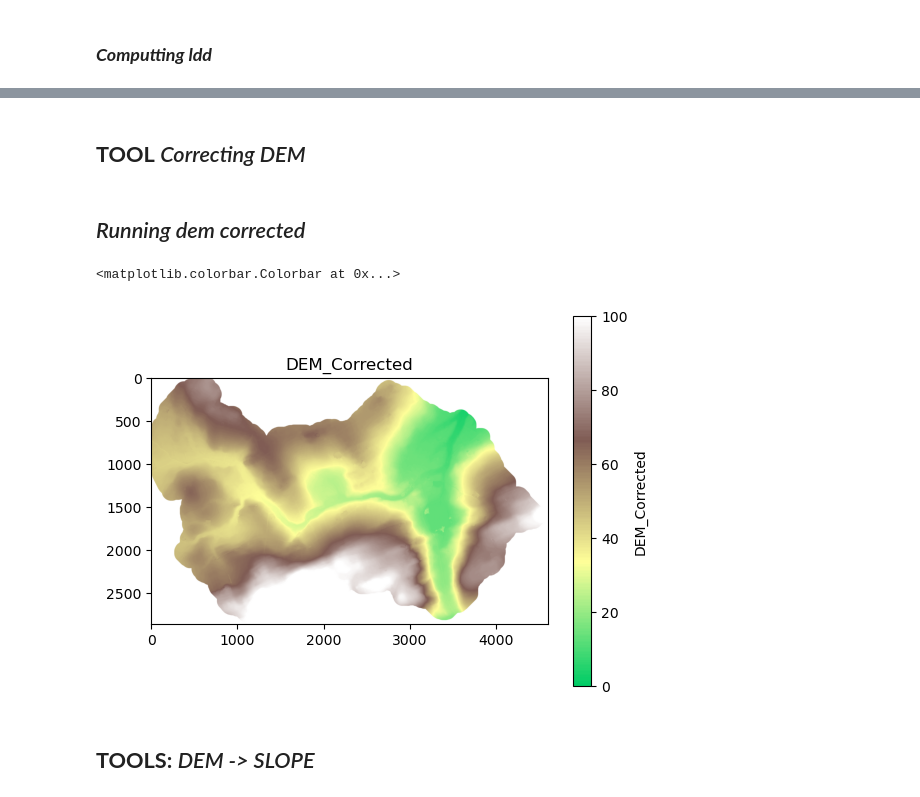
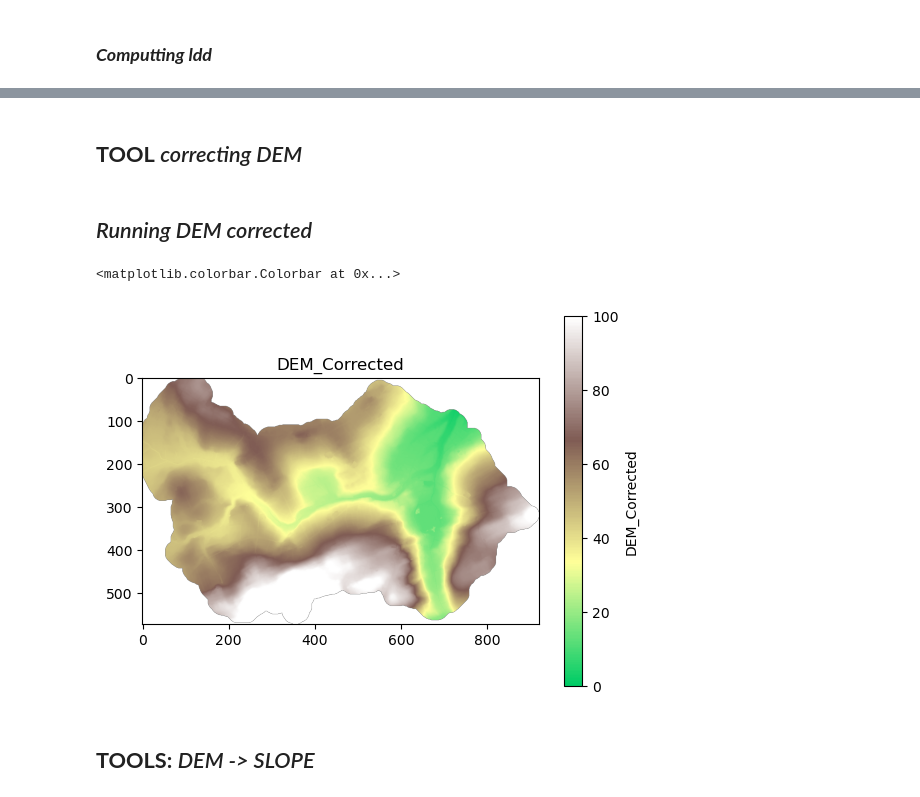
Before and after one commit to AquaPore/WflowRasterPython.py, a Jupyter notebook: Jupyter/Python_Pyflwdir_Wflow.ipynb, the cells around one changed output, grey strips where cells are left out. Saved outputs shown, nothing was run; the diff lists cells and outputs as text; code cells hidden in the pictures.

```diff
--- a/Jupyter/Python_Pyflwdir_Wflow.ipynb
+++ b/Jupyter/Python_Pyflwdir_Wflow.ipynb
@@ -156,5 +161,5 @@ RasterioIOError: E:\JOE3\MAIN\MODELS\WFLOW\DATA\Timoleague\InputJulia\Timoleague
 # %% [markdown]
-## **TOOL** *Correcting DEM*
+## **TOOL** *correcting DEM*
 # %%
 import pyflwdir
 import rasterio
@@ -192,31 +198,31 @@ def DEM_CORRECT(Path_Input_Dem, Path_Input_Ldd, Path_Output_DemCorrected):
 
    return Dem_Corrected
 # %% [markdown]
-## *Running dem corrected*
+## *Running DEM corrected*
 # %%
 import matplotlib.pyplot as plt
 from matplotlib import cm, colors
 
-Path_Input_Dem           = os.path.join(Input_Root_Gis, Dem_Input)
+Path_Input_Dem           = os.path.join(Input_Root_Julia, Dem_Input_Julia)
 Path_Input_Ldd           = os.path.join(Output_Root_Python, Ldd_Output)
 Path_Output_DemCorrected = os.path.join(Output_Root_Python, DemCorrected_Output)
 
 Dem_Corrected = DEM_CORRECT(Path_Input_Dem, Path_Input_Ldd, Path_Output_DemCorrected)
-
-# PLOT_MAPS(Dem_Corrected, "Dem_Corrected", 0, 100)
 # %%
+# PLOTTING
+
 cmap_dem = colors.LinearSegmentedColormap.from_list(
-    "dem", plt.cm.terrain(np.linspace(0.25, 1, 256))
+    "dem", plt.cm.terrain(np.linspace(0.25, 1, 400))
 )
 
 norm_dem = colors.Normalize(vmin=0, vmax=100)
 
 pyplot.imshow(Dem_Corrected, cmap=cmap_dem, norm=norm_dem)
 pyplot.title("DEM_Corrected")
 pyplot.colorbar(label="DEM_Corrected")
 # %% [output]
 <matplotlib.colorbar.Colorbar at 0x...>
-[figure, old version]
+[figure, new version]
 # %% [markdown]
 ## **TOOLS:** *DEM -> SLOPE*
 # %%
```
Also changed, not shown: parts of 15 cells of this notebook.
